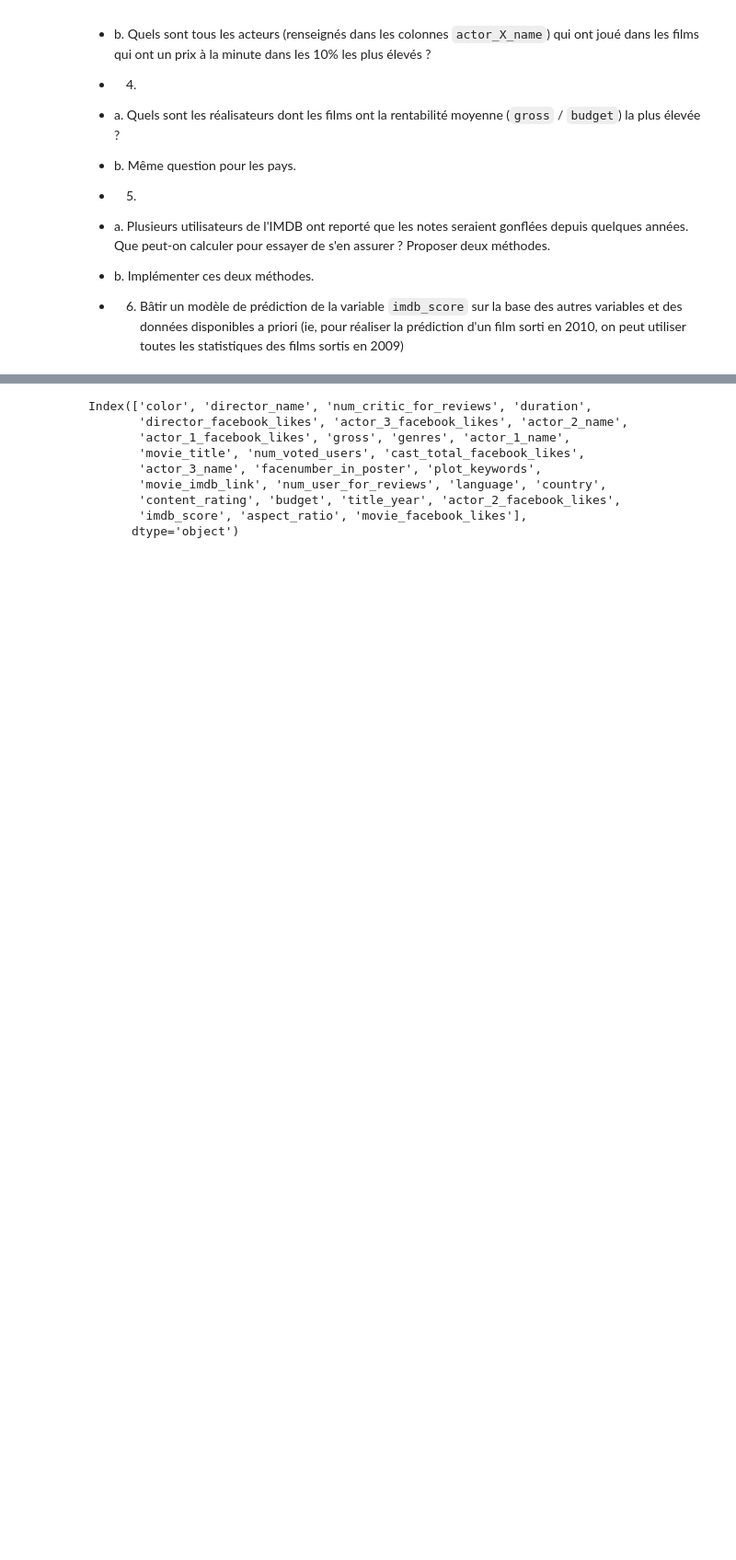
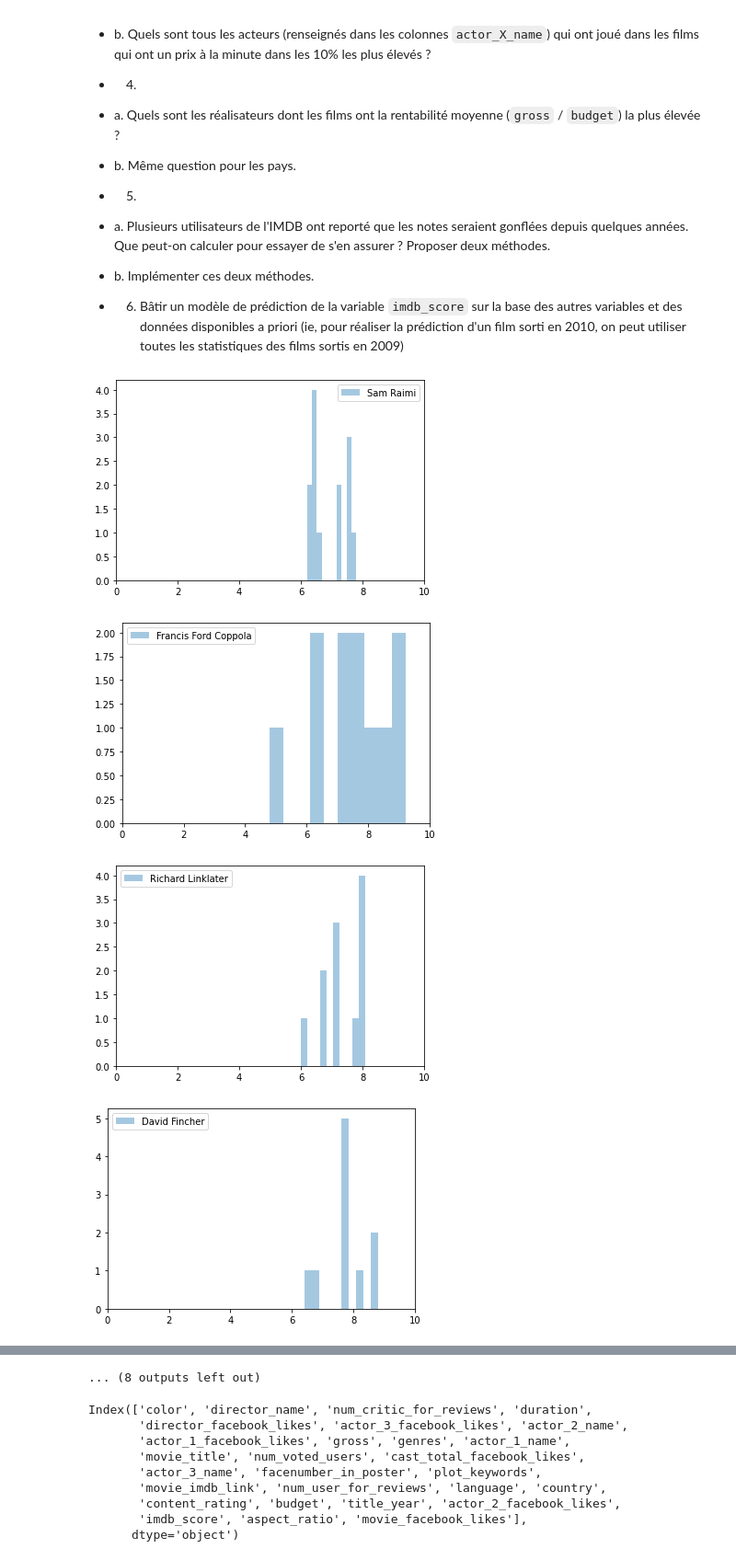
Before and after one commit to Selimmmm/data-science-1-public, a Jupyter notebook: tps/exercice_3.ipynb, the cells around one changed output, grey strips where cells are left out. Shown at 92% size. Cells and saved outputs as stored; diff of their text form; code cells hidden in the pictures; blank space fills up the shorter version.

```diff
--- a/tps/exercice_3.ipynb
+++ b/tps/exercice_3.ipynb
@@ -34,3 +34,22 @@ Le fichier `movie_metadata.csv` contient des informations au sujet de 5043 films
 - 6. Bâtir un modèle de prédiction de la variable `imdb_score` sur la base des autres variables et des données disponibles a priori (ie, pour réaliser la prédiction d'un film sorti en 2010, on peut utiliser toutes les statistiques des films sortis en 2009)
 # %%
 df = pd.read_csv("../data/imdb/movie_metadata.csv")
+# %%
+directors_more_movies = df[df.country=='USA'].groupby("director_name")["movie_title"].count().sort_values(
+    ascending=False
+).index[:100]
+
+for director in directors_more_movies[20:40]:
+    plt.xlim([0, 10])
+    plt.hist(
+        df[df.director_name==director].imdb_score,
+        label=director,
+        alpha=0.4
+    )
+    plt.legend()
+    plt.show()
+# %% [output]
+[figure, added]
+[figure, added]
+[figure, added]
+[figure, added]
@@ -37,3 +64,4 @@ df = pd.read_csv("../data/imdb/movie_metadata.csv")
+... (8 outputs left out)
 # %%
 df.columns
 # %% [output]
```
Also changed, not shown: parts of 1 cell of this notebook, 1 other file.
